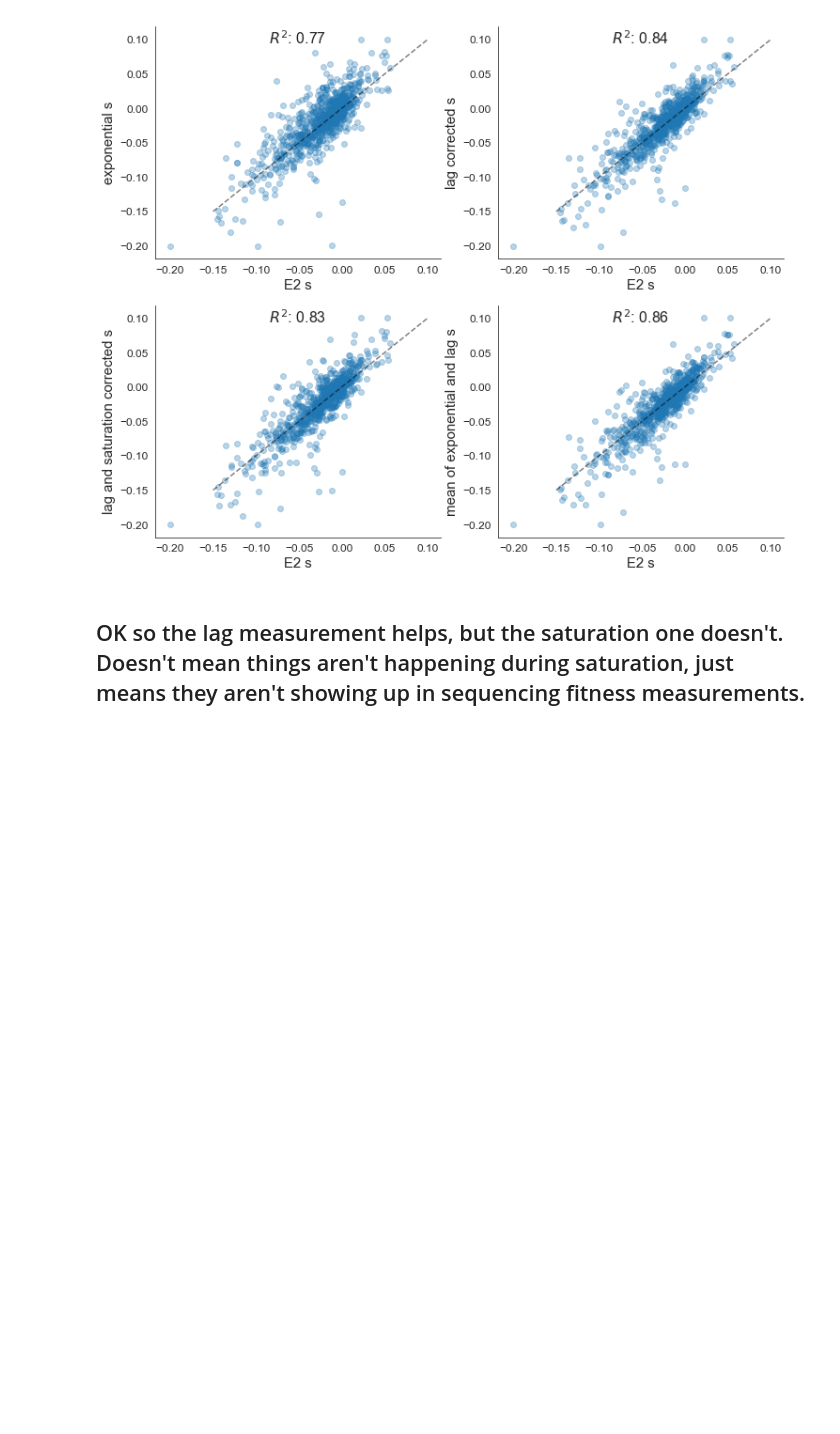
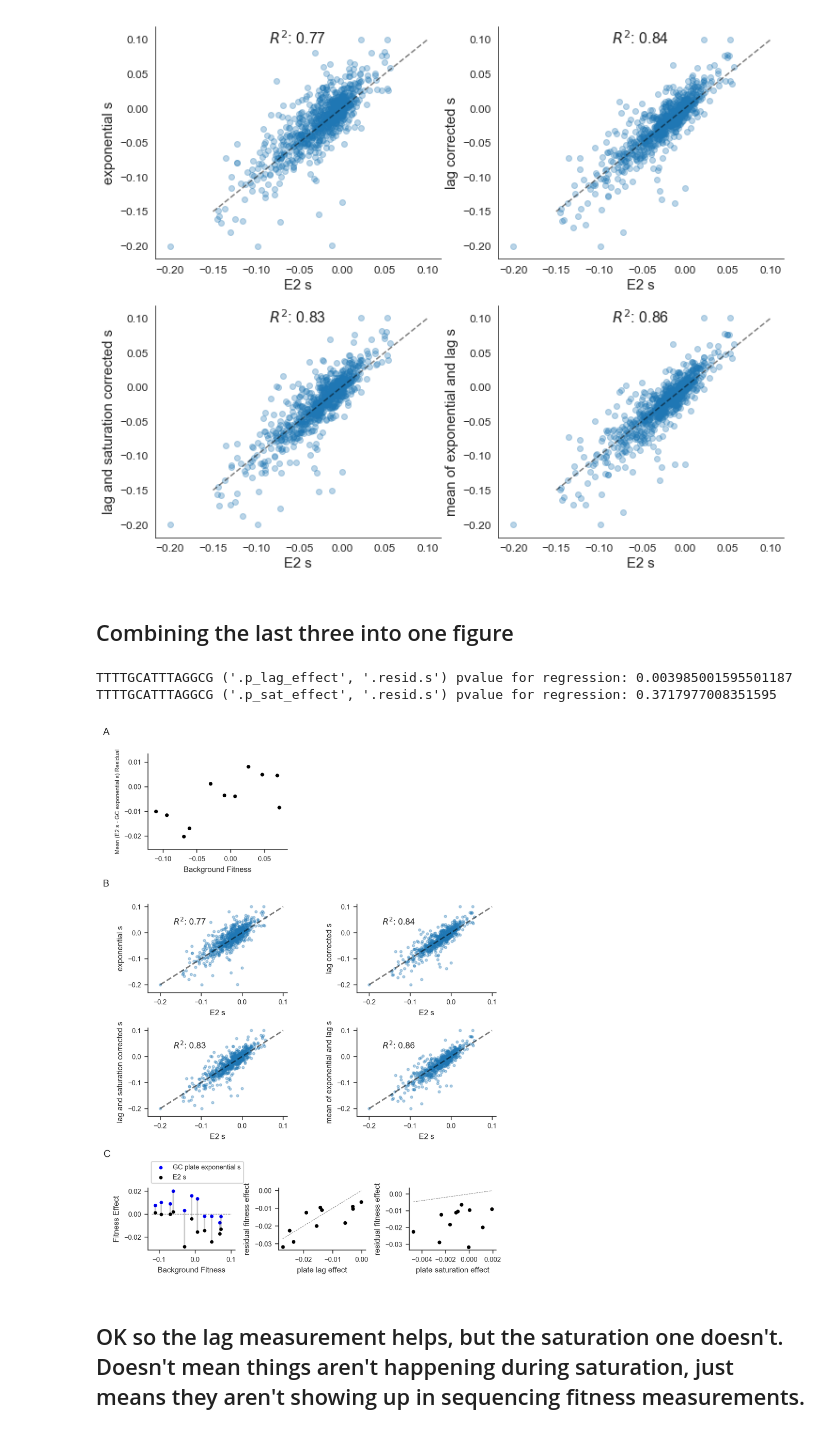
Before and after one commit to mjohnson11/TnSeq_Pipeline, a Jupyter notebook: scripts/GC_plotting.ipynb, the cells around one changed output. Cells and saved outputs as stored; diff of their text form; code cells hidden in the pictures; blank space fills up the shorter version.

```diff
--- a/scripts/GC_plotting.ipynb
+++ b/scripts/GC_plotting.ipynb
@@ -187,6 +189,78 @@ sns.despine()
 fig.savefig('../../Figures/supp_figs/compare_to_old.png', background='transparent', bbox_inches='tight', pad_inches=0.1)
 # %% [output]
 [figure]
+# %% [markdown]
+## Combining the last three into one figure
+# %%
+f = pl.figure(figsize=(6.5, 9.5), dpi=300)
+gs0 = gridspec.GridSpec(30, 2)
+top_gs = gridspec.GridSpecFromSubplotSpec(1, 1, subplot_spec=gs0[:6,:1])
+top_sub = pl.Subplot(f, top_gs[0])
+f.add_subplot(top_sub)
+corr_gs = gridspec.GridSpecFromSubplotSpec(2, 2, subplot_spec=gs0[9:22,:])
+sflat = [pl.Subplot(f, corr_gs[i, j]) for i in range(2) for j in range(2)]
+jnk = [f.add_subplot(s) for s in sflat]
+ex_gs = gridspec.GridSpecFromSubplotSpec(1, 3, subplot_spec=gs0[26:,:])
+subs = [pl.Subplot(f, ex_gs[i]) for i in range(3)]
+jnk = [f.add_subplot(s) for s in subs]
+exp_code = 'E2'
+pl.subplots_adjust(wspace=0.5, hspace=0.4)
+
+for p in [(0, '.p_expo_mean', 'exponential s'), (1, '.corrected_s', 'lag corrected s'),
+          (2, '.corrected_s_sat', 'lag and saturation corrected s'), (3, '.p_expo_use_lag', 'mean of exponential and lag s')]:
+    sub = sflat[p[0]]
+    x, y = [], []
+    for seg in segs:
+        td = gc.loc[pd.notnull(gc[seg + '.mean.s'])].loc[pd.notnull(gc[seg + p[1]])]
+        x += list(td[seg + '.mean.s'])
+        y += list(td[seg + p[1]])
+    sub.plot([-0.2, 0.1], [-0.2, 0.1], linestyle='dashed', c='k', alpha=0.5)
+    sub.scatter(np.clip(x, -0.2, 0.1), np.clip(y, -0.2, 0.1), alpha=0.3, s=6)
+    sub.set_ylabel(p[2], fontsize=8)
+    sub.set_xlabel(exp_code + ' s', fontsize=8)
+    sub.set_xlim([-0.23, 0.11])
+    sub.set_ylim([-0.23, 0.11])
+    sub.tick_params(axis='both', which='major', labelsize=7)
+    sub.set_title("$R^2$: " + str(sci_stats.linregress(x, y)[2])[:4], y=0.7, x=0.3, fontsize=9)
+
+x, y = [seg_to_fit[seg] for seg in segs], [np.mean(gc[seg + '.resid.s']) for seg in segs]
+top_sub.scatter(x, y, color='k', s=8)
+top_sub.set_xlabel('Background Fitness', fontsize=8)
+top_sub.set_ylabel('Mean (' + exp_code + ' s - GC exponential s) Residual', fontsize=6)
+top_sub.tick_params(axis='both', which='major', labelsize=7)
+
+edge = 'TTTTGCATTTAGGCG'
+df_row = gc.loc[gc['Edge']==edge].iloc[0]
+subs[0].plot([-0.12, 0.1], [0, 0], linestyle='dashed', c='k', alpha=0.5, linewidth=0.5)
+for seg in segs:
+    subs[0].plot([seg_to_fit[seg], seg_to_fit[seg]], [df_row[seg + '.p_expo_mean'], df_row[seg + '.mean.s']], c='k', alpha=0.2)
+subs[0].scatter([seg_to_fit[seg] for seg in segs], [df_row[seg + '.p_expo_mean'] for seg in segs], c='b',
+            label="GC plate exponential s", s=7)
+subs[0].scatter([seg_to_fit[seg] for seg in segs], [df_row[seg + '.mean.s'] for seg in segs], c='k', label=exp_code + ' s', s=7)
+subs[0].set_xlabel("Background Fitness", fontsize=8)
+subs[0].set_ylabel("Fitness Effect", fontsize=8)
+subs[0].legend(fontsize=7, bbox_to_anchor=(0., 1.02, 1., .102), loc=3, )
+for p in [(1, ('.p_lag_effect', '.resid.s'), ('plate lag effect', 'residual fitness effect')),
+          (2, ('.p_sat_effect', '.resid.s'), ('plate saturation effect', 'residual fitness effect'))]:
+    x, y = [df_row[seg + p[1][0]] for seg in segs], [df_row[seg + p[1][1]] for seg in segs]
+    subs[p[0]].plot([min(x), max(x)], [min(x), max(x)], linestyle='dashed', c='k', alpha=0.5, linewidth=0.5)
+    subs[p[0]].scatter(x, y, c='k', s=8)
+    subs[p[0]].set_xlabel(p[2][0], fontsize=8)
+    subs[p[0]].set_ylabel(p[2][1], fontsize=8)
+    print(edge, p[1], 'pvalue for regression:', sci_stats.linregress(x, y)[3])
+for sub in subs:
+    sub.tick_params(axis='both', which='major', labelsize=7)
+
+top_sub.annotate('A', fontsize=10, xy=(-0.3, 1.2), xycoords="axes fraction", horizontalalignment="center")
+sflat[0].annotate('B', fontsize=10, xy=(-0.3, 1.2), xycoords="axes fraction", horizontalalignment="center")
+subs[0].annotate('C', fontsize=10, xy=(-0.47, 1.5), xycoords="axes fraction", horizontalalignment="center")
+
+sns.despine()
+f.savefig('../../Figures/supp_figs/GC_big_fig.png', background='transparent', bbox_inches='tight', pad_inches=0.1)
+# %% [output]
+TTTTGCATTTAGGCG ('.p_lag_effect', '.resid.s') pvalue for regression: 0.003985001595501187
+TTTTGCATTTAGGCG ('.p_sat_effect', '.resid.s') pvalue for regression: 0.3717977008351595
+[figure, added]
 # %% [markdown]
 ## OK so the lag measurement helps, but the saturation one doesn't.  Doesn't mean things aren't happening during saturation, just means they aren't showing up in sequencing fitness measurements.
 # %% [markdown]
```
Also changed, not shown: parts of 4 cells of this notebook, 30 other files.
